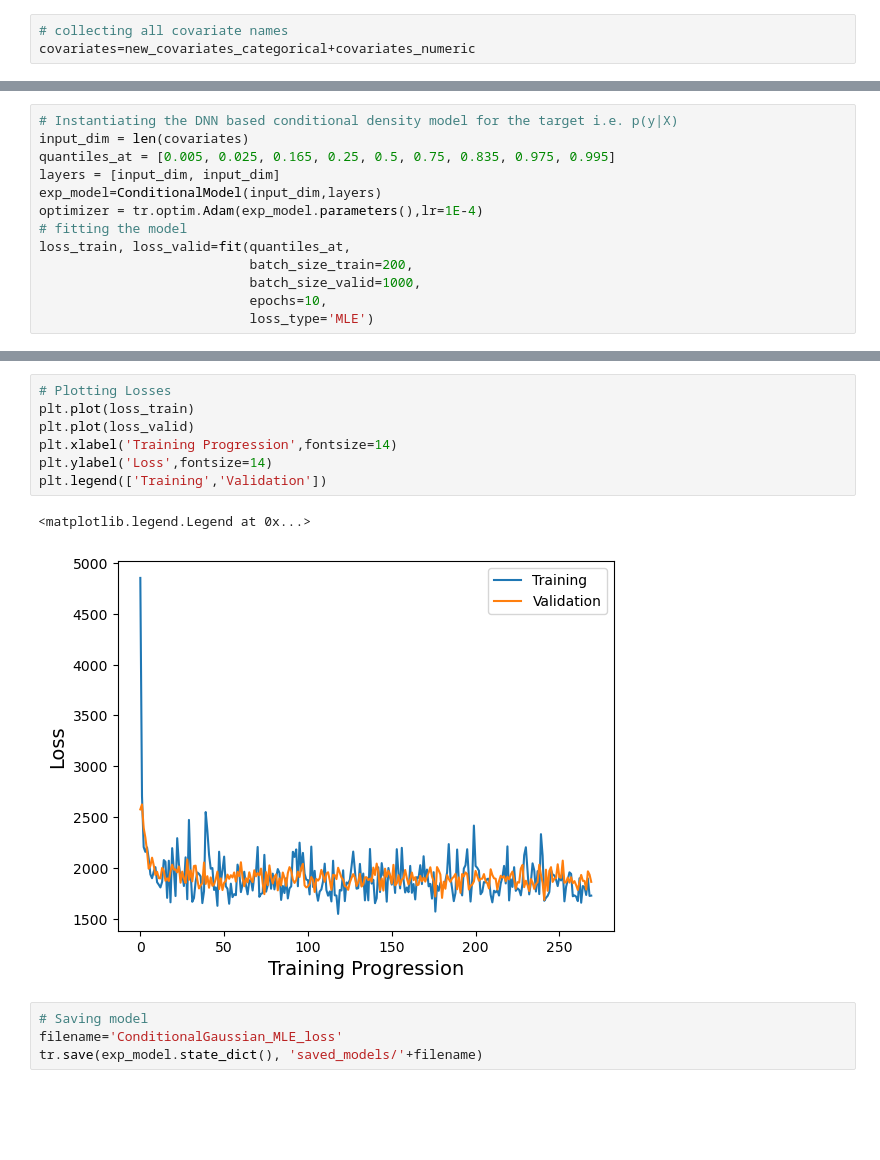
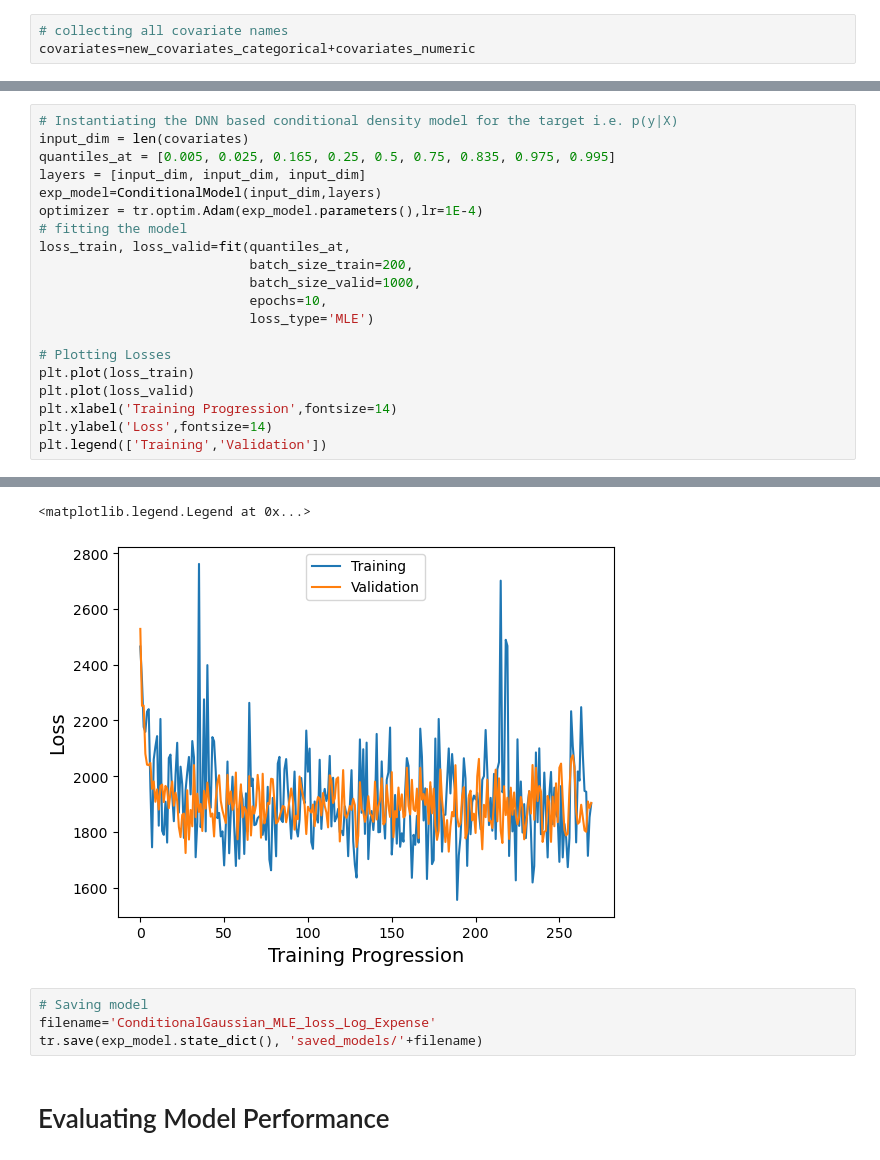
Before and after one commit to ashutosh-tewari/VCS, a Jupyter notebook: ExpensePrediction.ipynb, the cells around one changed output, grey strips where cells are left out. Saved outputs shown, nothing was run; the diff lists cells and outputs as text; blank space fills up the shorter version.

```diff
--- a/ExpensePrediction.ipynb
+++ b/ExpensePrediction.ipynb
@@ -191,7 +190,7 @@ def fit(quantiles_at, epochs=10, batch_size_train=100, batch_size_valid=500, los
 # Instantiating the DNN based conditional density model for the target i.e. p(y|X)
 input_dim = len(covariates)
 quantiles_at = [0.005, 0.025, 0.165, 0.25, 0.5, 0.75, 0.835, 0.975, 0.995]
-layers = [input_dim, input_dim]
+layers = [input_dim, input_dim, input_dim]
 exp_model=ConditionalModel(input_dim,layers)
 optimizer = tr.optim.Adam(exp_model.parameters(),lr=1E-4)
 # fitting the model
@@ -200,4 +199,11 @@ loss_train, loss_valid=fit(quantiles_at,
                            batch_size_valid=1000,
                            epochs=10,
                            loss_type='MLE')
+
+# Plotting Losses
+plt.plot(loss_train)
+plt.plot(loss_valid)
+plt.xlabel('Training Progression',fontsize=14)
+plt.ylabel('Loss',fontsize=14)
+plt.legend(['Training','Validation'])
 # %% [output]
@@ -221,14 +227,8 @@ Epoch: 9, Iter: 2600, Train Loss: 1726.49, Valid Loss: 1861.86
+<matplotlib.legend.Legend at 0x...>
+[figure, added]
-# %%
-# Plotting Losses
-plt.plot(loss_train)
-plt.plot(loss_valid)
-plt.xlabel('Training Progression',fontsize=14)
-plt.ylabel('Loss',fontsize=14)
-plt.legend(['Training','Validation'])
-# %% [output]
-<matplotlib.legend.Legend at 0x...>
-[figure, removed]
 # %%
 # Saving model
-filename='ConditionalGaussian_MLE_loss'
+filename='ConditionalGaussian_MLE_loss_Log_Expense'
 tr.save(exp_model.state_dict(), 'saved_models/'+filename)
+# %% [markdown]
+# Evaluating Model Performance
```
Also changed, not shown: parts of 11 cells of this notebook, 10 other files.
